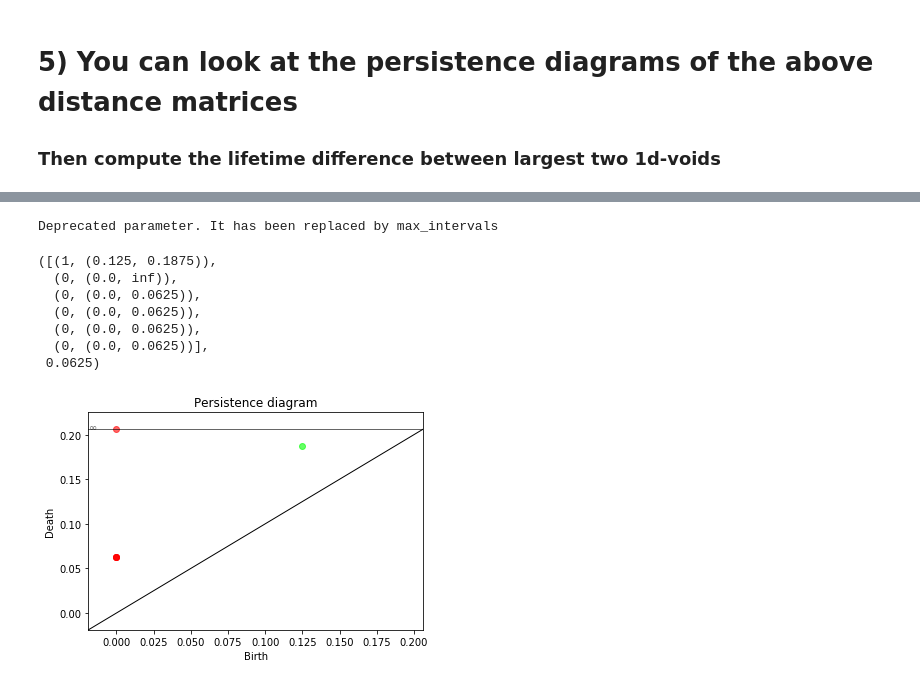
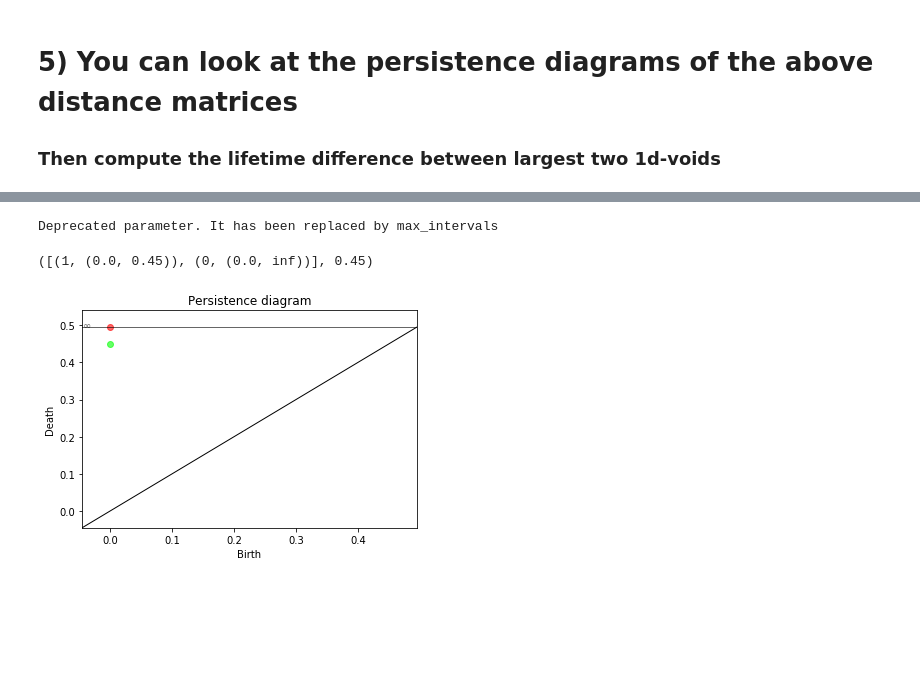
Before and after one commit to ulgenklc/Complex-Contagions, a Jupyter notebook: Excitations_python/geometric_network-Copy1.ipynb, the cells around one changed output, grey strips where cells are left out. Cells and saved outputs as stored; diff of their text form; code cells hidden in the pictures; blank space fills up the shorter version.

```diff
--- a/Excitations_python/geometric_network-Copy1.ipynb
+++ b/Excitations_python/geometric_network-Copy1.ipynb
@@ -376,6 +344,0 @@ ring_latt_er_noise.display()
-# %%
-n = 10
-d2 = 1
-ring_latt_k_regular =  geometric_network('ring_lattice', size = n, banded = False)#, band_length = 5)
-ring_latt_k_regular.add_noise_to_geometric('k_regular', d2)
-ring_latt_k_regular.display()
@@ -421,4 +367,4 @@ first_excitation_times2 = banded_ring_latt.run_excitation(Trials, p, T, seed, th
 # %%
-fig,ax = plt.subplots(2,1, figsize= (50,20))
-first_excitation_times3 = ring_latt_er_noise.run_excitation(Trials, p, T, seed, threshold, ax = ax)
+fig,ax = plt.subplots(2,1, figsize = (50,20))
+first_excitation_times4,contagion_size4 = ring_latt_k_regular.run_excitation(2, p, T, seed, threshold, ax = ax)
 # %% [output]
@@ -427,3 +371,0 @@ KeyboardInterrupt:
-# %%
-fig,ax = plt.subplots(2,1, figsize= (50,20))
-first_excitation_times4 = ring_latt_k_regular.run_excitation(2, p, T, seed, threshold, ax = ax)
@@ -535,0 +445,13 @@ Wall time: 2.89 s
+# %%
+D3,Q3 = ring_latt_k_regular.make_distance_matrix(p, T, threshold, Trials, spy_distance = True)
+fig,ax = plt.subplots(1,1, figsize =(20,10))
+for i in range(n):
+    ax.plot(Q3[i], label = 'contagion starting at %d'%i)
+
+
+ax.set_title('Size of the Active Nodes', fontsize =25)
+ax.set_xlabel('Time', fontsize = 20)
+ax.set_ylabel('Number of Nodes', fontsize = 20)
+ax.set_yticks([i for i in range(int(max(max(a),max(b),max(c))+1))])
+ax.tick_params(axis = 'both', labelsize = 15)
+ax.legend(fontsize = 'x-large')
@@ -571,14 +499,8 @@ Deprecated parameter. It has been replaced by max_intervals
 # %%
-pers3 = ring_latt_er_noise.compute_persistence(D3, spy = True)
-delta3 = ring_latt_er_noise.one_d_Delta(pers3)
+pers3 = ring_latt_k_regular.compute_persistence(D3, spy = True)
+delta3 = ring_latt_k_regular.one_d_Delta(pers3)
 pers3, delta3
 # %% [output]
 Deprecated parameter. It has been replaced by max_intervals
-([(1, (0.125, 0.1875)),
-  (0, (0.0, inf)),
-  (0, (0.0, 0.0625)),
-  (0, (0.0, 0.0625)),
-  (0, (0.0, 0.0625)),
-  (0, (0.0, 0.0625))],
- 0.0625)
+([(1, (0.0, 0.45)), (0, (0.0, inf))], 0.45)
-[figure, old version]
+[figure, new version]
```
Also changed, not shown: parts of 35 cells of this notebook, 10 other files.
